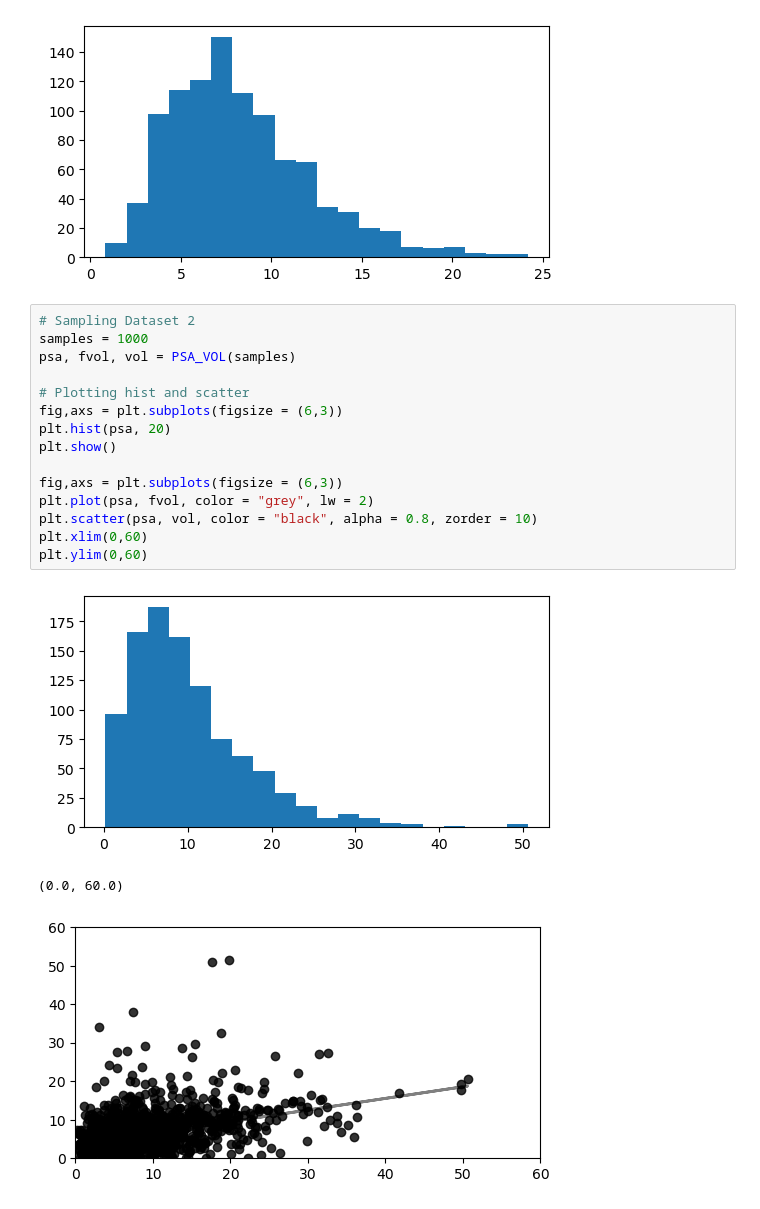
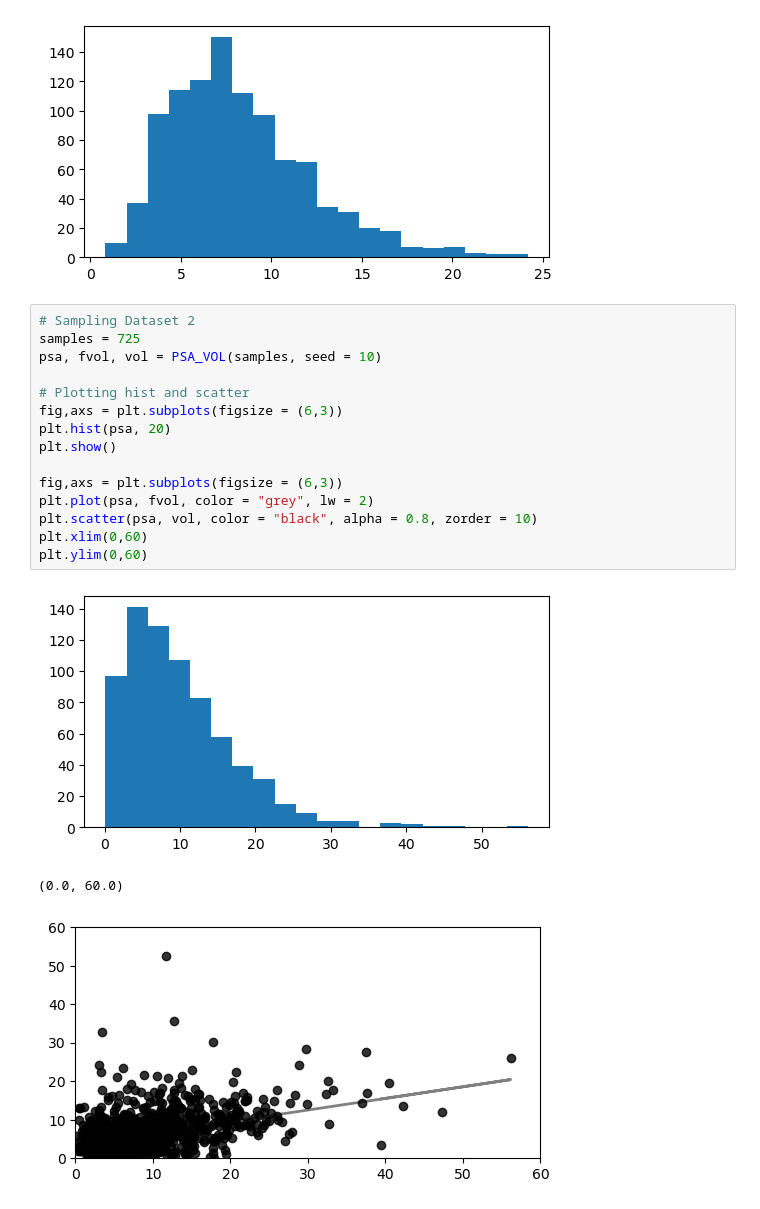
Before and after one commit to HWDance/impspec, a Jupyter notebook: experiments/Healthcare_calibration.ipynb, the cells around one changed output. Saved outputs shown, nothing was run; the diff lists cells and outputs as text.

```diff
--- a/experiments/Healthcare_calibration.ipynb
+++ b/experiments/Healthcare_calibration.ipynb
@@ -21,20 +21,20 @@ plt.show()
 [figure]
 # %%
 # Sampling Dataset 2
-samples = 1000
-psa, fvol, vol = PSA_VOL(samples)
+samples = 725
+psa, fvol, vol = PSA_VOL(samples, seed = 10)
 
 # Plotting hist and scatter
 fig,axs = plt.subplots(figsize = (6,3))
 plt.hist(psa, 20)
 plt.show()
 
 fig,axs = plt.subplots(figsize = (6,3))
 plt.plot(psa, fvol, color = "grey", lw = 2)
 plt.scatter(psa, vol, color = "black", alpha = 0.8, zorder = 10)
 plt.xlim(0,60)
 plt.ylim(0,60)
 # %% [output]
-[figure, old version]
+[figure, new version]
 (0.0, 60.0)
-[figure, old version]
+[figure, new version]
```
Also changed, not shown: 3 other files.
